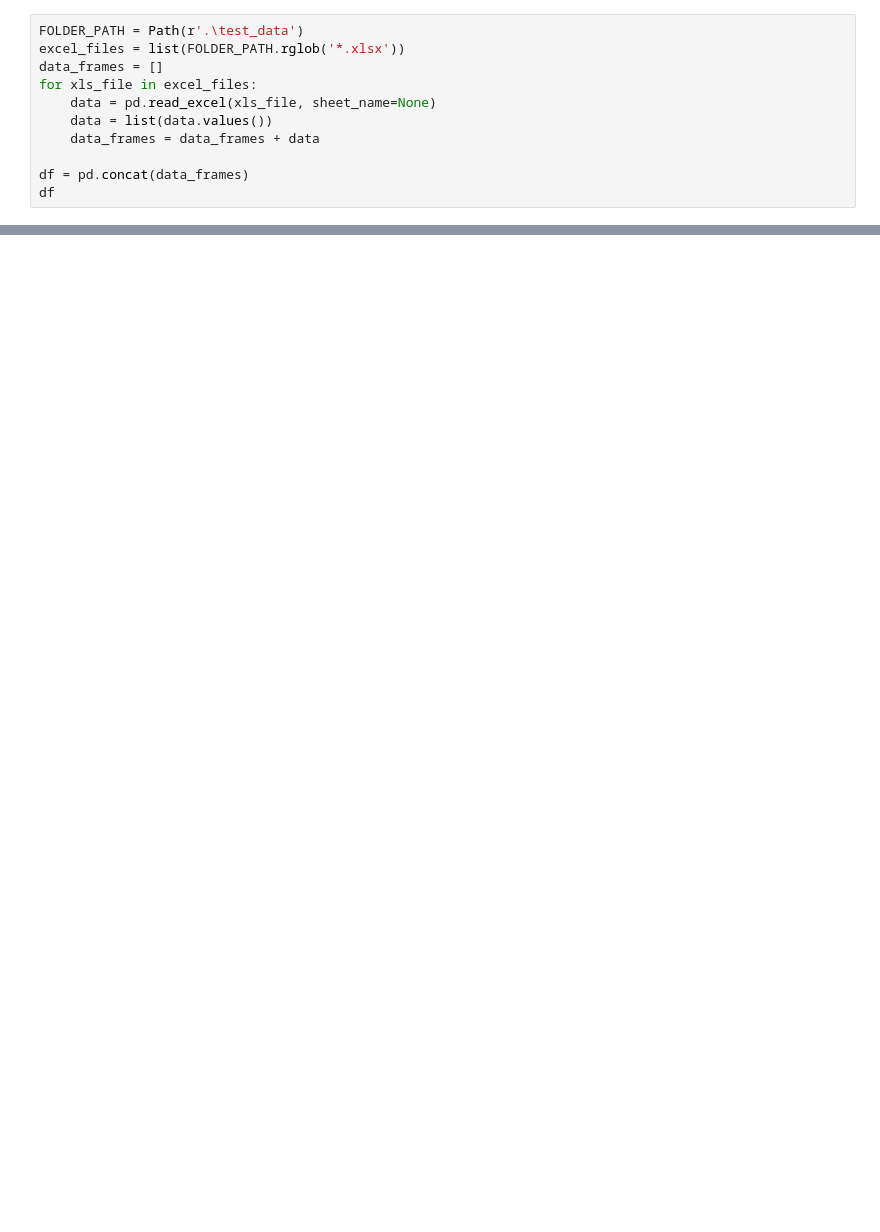
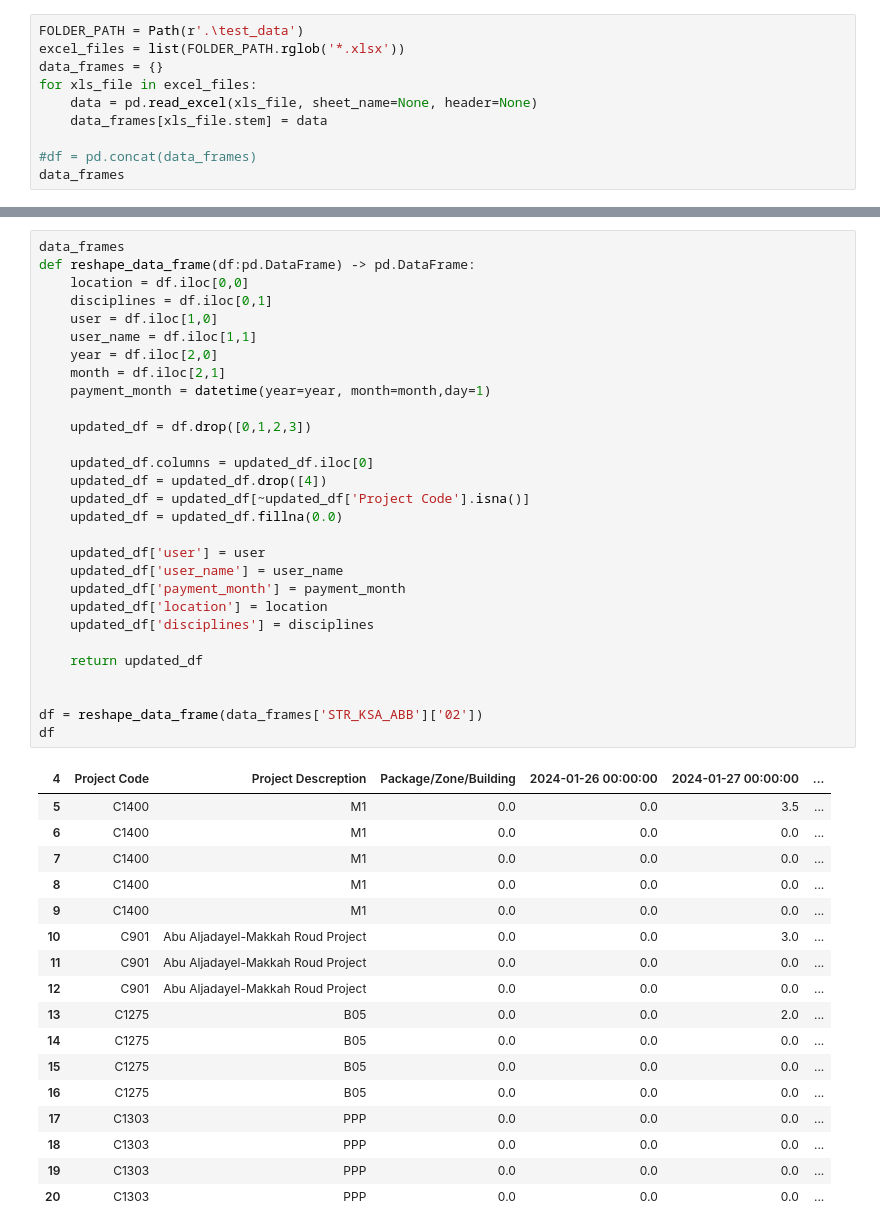
Before and after one commit to mohamadalitellawi/hesco, a Jupyter notebook: nb01.ipynb, the cells around one changed output, grey strips where cells are left out. Drawn from its saved outputs; the diff is of its cells as text; blank space fills up the shorter version.

```diff
--- a/nb01.ipynb
+++ b/nb01.ipynb
@@ -5,12 +8,11 @@ from pathlib import Path
 # %%
 FOLDER_PATH = Path(r'.\test_data')
 excel_files = list(FOLDER_PATH.rglob('*.xlsx'))
-data_frames = []
+data_frames = {}
 for xls_file in excel_files:
-    data = pd.read_excel(xls_file, sheet_name=None)
-    data = list(data.values())
-    data_frames = data_frames + data
+    data = pd.read_excel(xls_file, sheet_name=None, header=None)
+    data_frames[xls_file.stem] = data
 
-df = pd.concat(data_frames)
-df
+#df = pd.concat(data_frames)
+data_frames
 # %% [output]
@@ -29,0 +38,47 @@ df
+# %%
+data_frames
+def reshape_data_frame(df:pd.DataFrame) -> pd.DataFrame:
+    location = df.iloc[0,0]
+    disciplines = df.iloc[0,1]
+    user = df.iloc[1,0]
+    user_name = df.iloc[1,1]
+    year = df.iloc[2,0]
+    month = df.iloc[2,1]
+    payment_month = datetime(year=year, month=month,day=1)
+
+    updated_df = df.drop([0,1,2,3])
+
+    updated_df.columns = updated_df.iloc[0]
+    updated_df = updated_df.drop([4])
+    updated_df = updated_df[~updated_df['Project Code'].isna()]
+    updated_df = updated_df.fillna(0.0)
+
+    updated_df['user'] = user
+    updated_df['user_name'] = user_name
+    updated_df['payment_month'] = payment_month
+    updated_df['location'] = location
+    updated_df['disciplines'] = disciplines
+
+    return updated_df
+
+
+df = reshape_data_frame(data_frames['STR_KSA_ABB']['02'])
+df
+# %% [output]
+| 4 | Project Code | Project Descreption | Package/Zone/Building | 2024-01-26 00:00:00 | 2024-01-27 00:00:00 | ... |
+| 5 | C1400 | M1 | 0.0 | 0.0 | 3.5 | ... |
+| 6 | C1400 | M1 | 0.0 | 0.0 | 0.0 | ... |
+| 7 | C1400 | M1 | 0.0 | 0.0 | 0.0 | ... |
+| 8 | C1400 | M1 | 0.0 | 0.0 | 0.0 | ... |
+| 9 | C1400 | M1 | 0.0 | 0.0 | 0.0 | ... |
+| 10 | C901 | Abu Aljadayel-Makkah Roud Project | 0.0 | 0.0 | 3.0 | ... |
+| 11 | C901 | Abu Aljadayel-Makkah Roud Project | 0.0 | 0.0 | 0.0 | ... |
+| 12 | C901 | Abu Aljadayel-Makkah Roud Project | 0.0 | 0.0 | 0.0 | ... |
+| 13 | C1275 | B05 | 0.0 | 0.0 | 2.0 | ... |
+| 14 | C1275 | B05 | 0.0 | 0.0 | 0.0 | ... |
+| 15 | C1275 | B05 | 0.0 | 0.0 | 0.0 | ... |
+| 16 | C1275 | B05 | 0.0 | 0.0 | 0.0 | ... |
+| 17 | C1303 | PPP | 0.0 | 0.0 | 0.0 | ... |
+| 18 | C1303 | PPP | 0.0 | 0.0 | 0.0 | ... |
+| 19 | C1303 | PPP | 0.0 | 0.0 | 0.0 | ... |
+| 20 | C1303 | PPP | 0.0 | 0.0 | 0.0 | ... |
```
Also changed, not shown: parts of 6 cells of this notebook, 1 other file.
